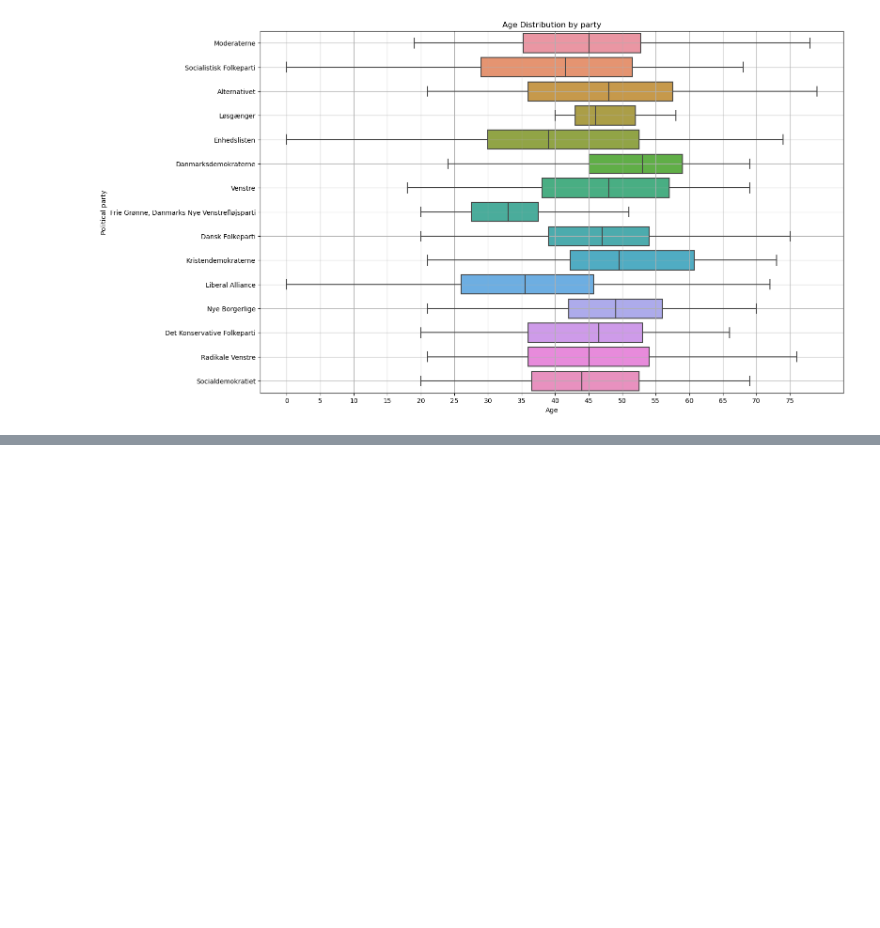
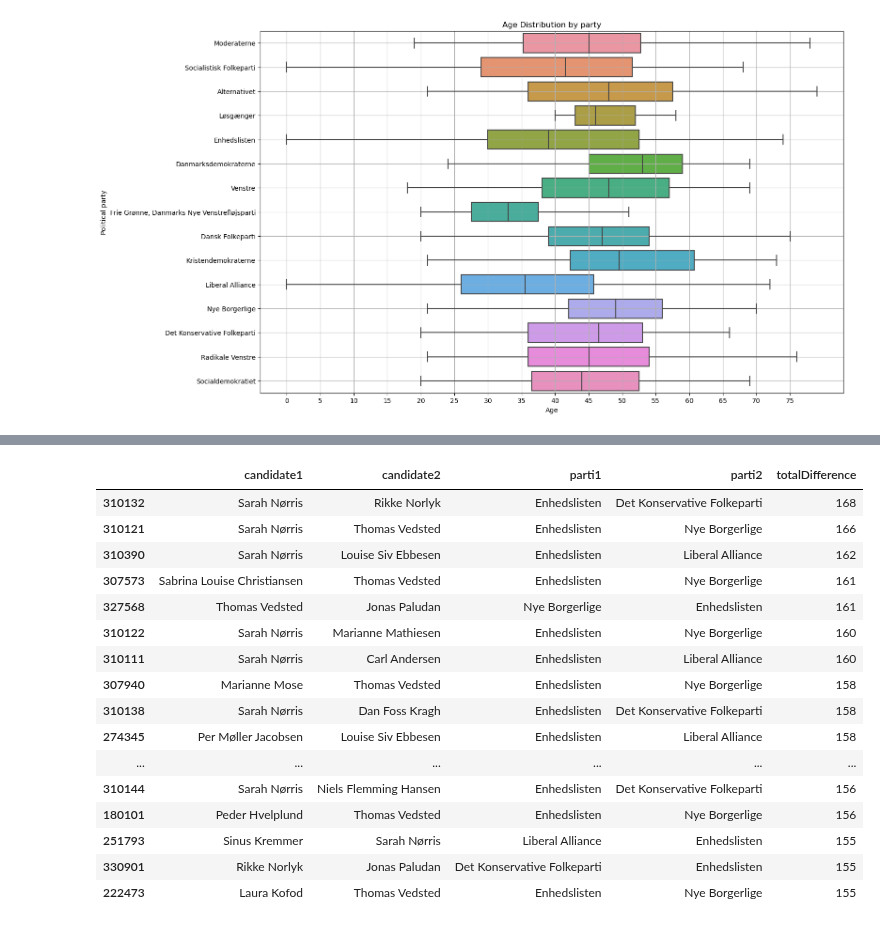
Before and after one commit to maksio420/ML, a Jupyter notebook: 2-candidates/Candidate Test 2022 I - Kamil.ipynb, the cells around one changed output, grey strips where cells are left out. Cells and saved outputs as stored; diff of their text form; code cells hidden in the pictures; blank space fills up the shorter version.

```diff
--- a/2-candidates/Candidate Test 2022 I - Kamil.ipynb
+++ b/2-candidates/Candidate Test 2022 I - Kamil.ipynb
@@ -78,0 +103,31 @@ plt.grid(True)
+# %%
+data_only_questions_and_parti = question_columns =  all_data.drop(['navn', 'alder', 'storkreds'], axis=1)
+data3 = data_only_questions_and_parti.drop(['parti'], axis=1)
+
+total_differences = []
+
+# This function calculates differences between each of the candidates (1st to 2nd, 1st to 3rd... etc.)
+def differenceCalculator(data):
+    n = len(data)
+    # Pre-calculate properties to avoid repeated function calls
+    properties = {'navn': all_data['navn'], 'parti': all_data['parti']}
+
+    for i in range(n):
+        person1 = data.iloc[i]
+        name1, party1 = properties['navn'][i], properties['parti'][i]
+        for j in range(i + 1, n):
+            person2 = data.iloc[j]
+            name2, party2 = properties['navn'][j], properties['parti'][j]
+            # In this line we subtract each question and then sum those differences
+            # absoluteValue of (-1-2) = 3 and so on... (don't agree - strongly agree)
+            difference = abs(person1 - person2).sum()
+            total_differences.append((i, j, name1, name2, party1, party2, difference))
+    return total_differences
+
+differenceCalculator(data3)
+
+# Convert the list of differences to DataFrame
+differences_df = pd.DataFrame(total_differences, columns=['id1', 'id2','candidate1','candidate2', 'parti1', 'parti2', 'totalDifference'])
+
+print("Total differences between each pair of persons:")
+print(differences_df.sort_values(by='totalDifference', ascending=False))
@@ -78,0 +152,26 @@ plt.grid(True)
+# %%
+diff_drop_without_party = differences_df[~((differences_df['parti1'] == 'Løsgænger') | (differences_df['parti2'] == 'Løsgænger'))]
+diff_no_id = diff_drop_without_party.drop(['id1', 'id2'], axis=1)
+display(diff_no_id.sort_values(by='totalDifference', ascending=False).head(20))
+# Interparty differences in desceding order, only first 20.
+# As expected the Far-left Enhedslisten and the Far-right Det Konservative Folkeparti
+# have the highest difference in their answers.
+# One can also observe that Sarah Norris from Enhedslisten is the most conservative candidate on the left.
+# %% [output]
+|  | candidate1 | candidate2 | parti1 | parti2 | totalDifference |
+| 310132 | Sarah Nørris | Rikke Norlyk | Enhedslisten | Det Konservative Folkeparti | 168 |
+| 310121 | Sarah Nørris | Thomas Vedsted | Enhedslisten | Nye Borgerlige | 166 |
+| 310390 | Sarah Nørris | Louise Siv Ebbesen | Enhedslisten | Liberal Alliance | 162 |
+| 307573 | Sabrina Louise Christiansen | Thomas Vedsted | Enhedslisten | Nye Borgerlige | 161 |
+| 327568 | Thomas Vedsted | Jonas Paludan | Nye Borgerlige | Enhedslisten | 161 |
+| 310122 | Sarah Nørris | Marianne Mathiesen | Enhedslisten | Nye Borgerlige | 160 |
+| 310111 | Sarah Nørris | Carl Andersen | Enhedslisten | Liberal Alliance | 160 |
+| 307940 | Marianne Mose | Thomas Vedsted | Enhedslisten | Nye Borgerlige | 158 |
+| 310138 | Sarah Nørris | Dan Foss Kragh | Enhedslisten | Det Konservative Folkeparti | 158 |
+| 274345 | Per Møller Jacobsen | Louise Siv Ebbesen | Enhedslisten | Liberal Alliance | 158 |
+| ... | ... | ... | ... | ... | ... |
+| 310144 | Sarah Nørris | Niels Flemming Hansen | Enhedslisten | Det Konservative Folkeparti | 156 |
+| 180101 | Peder Hvelplund | Thomas Vedsted | Enhedslisten | Nye Borgerlige | 156 |
+| 251793 | Sinus Kremmer | Sarah Nørris | Liberal Alliance | Enhedslisten | 155 |
+| 330901 | Rikke Norlyk | Jonas Paludan | Det Konservative Folkeparti | Enhedslisten | 155 |
+| 222473 | Laura Kofod | Thomas Vedsted | Enhedslisten | Nye Borgerlige | 155 |
```
Also changed, not shown: parts of 7 cells of this notebook.
